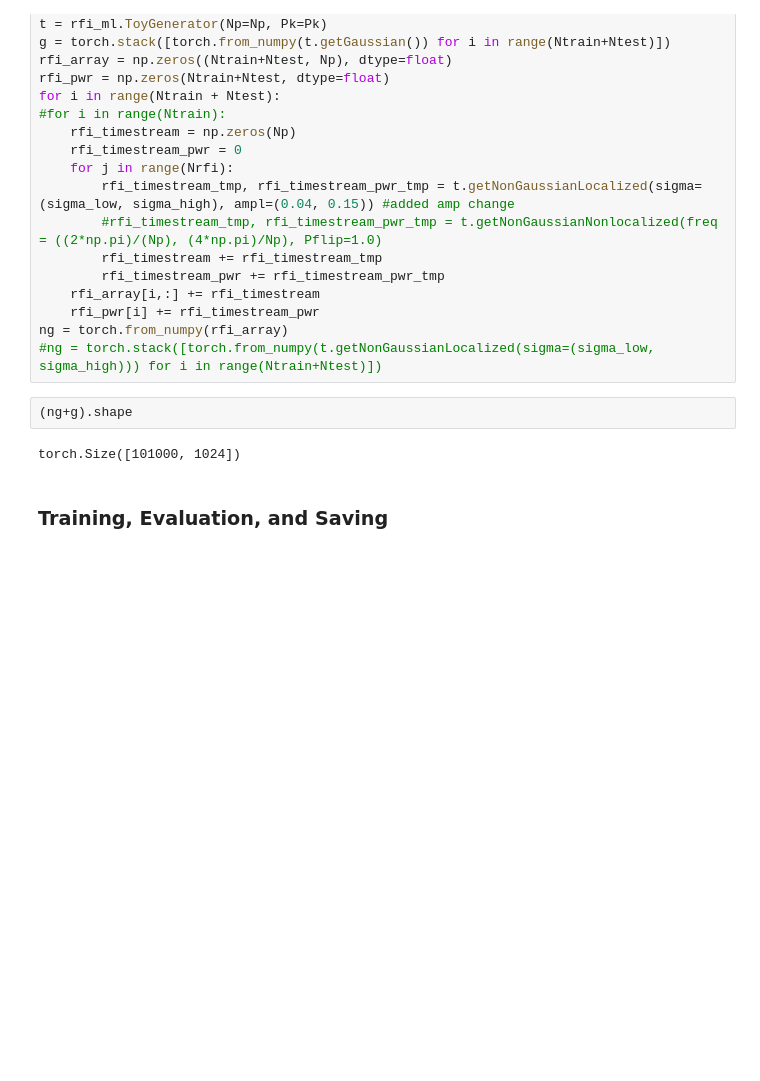
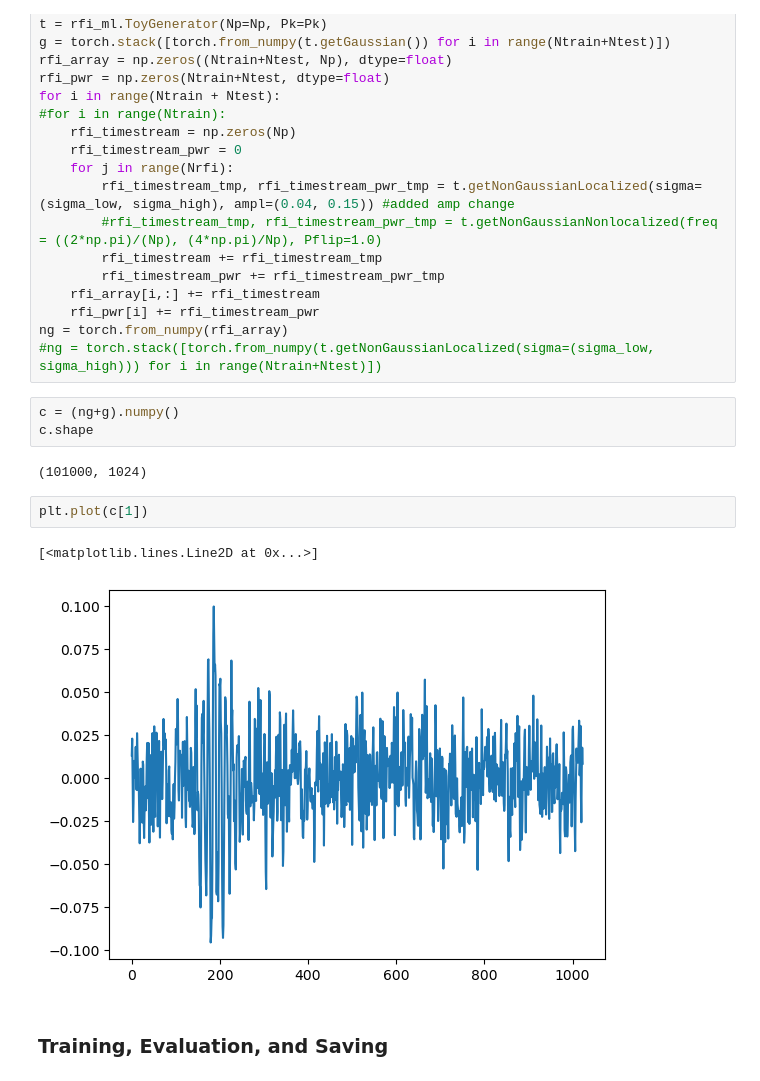
Before and after one commit to slosar/rfi-ml, a Jupyter notebook: notebooks/example.ipynb, the cells around one changed output. Saved outputs shown, nothing was run; the diff lists cells and outputs as text; blank space fills up the shorter version.

```diff
--- a/notebooks/example.ipynb
+++ b/notebooks/example.ipynb
@@ -62,9 +62,15 @@ for i in range(Ntrain + Ntest):
 ng = torch.from_numpy(rfi_array)
 #ng = torch.stack([torch.from_numpy(t.getNonGaussianLocalized(sigma=(sigma_low, sigma_high))) for i in range(Ntrain+Ntest)])
 # %%
-(ng+g).shape
+c = (ng+g).numpy()
+c.shape
 # %% [output]
-torch.Size([101000, 1024])
+(101000, 1024)
+# %%
+plt.plot(c[1])
+# %% [output]
+[<matplotlib.lines.Line2D at 0x...>]
+[figure, added]
 # %% [markdown]
 ### Training, Evaluation, and Saving
 # %%
```
Also changed, not shown: 2 other files.
